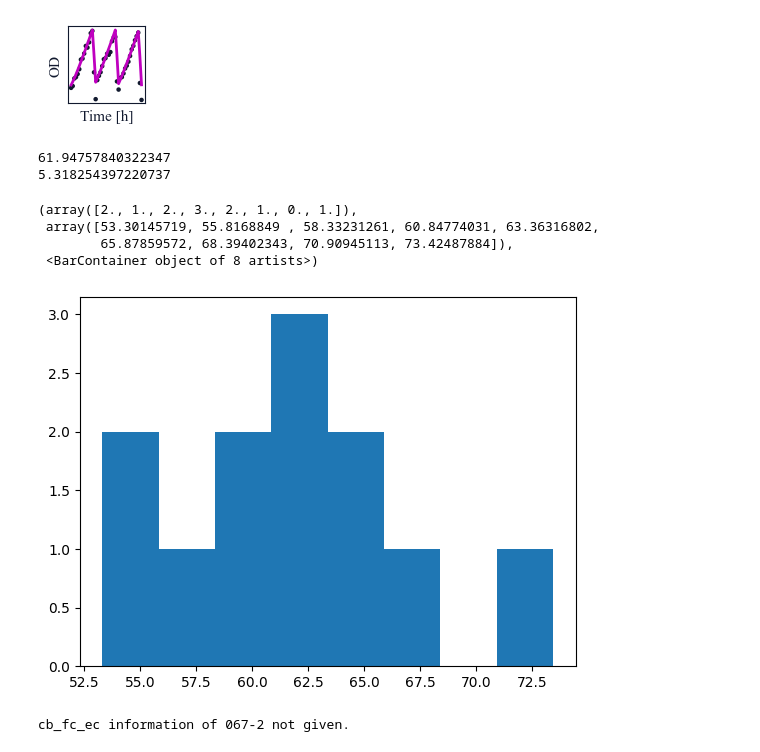
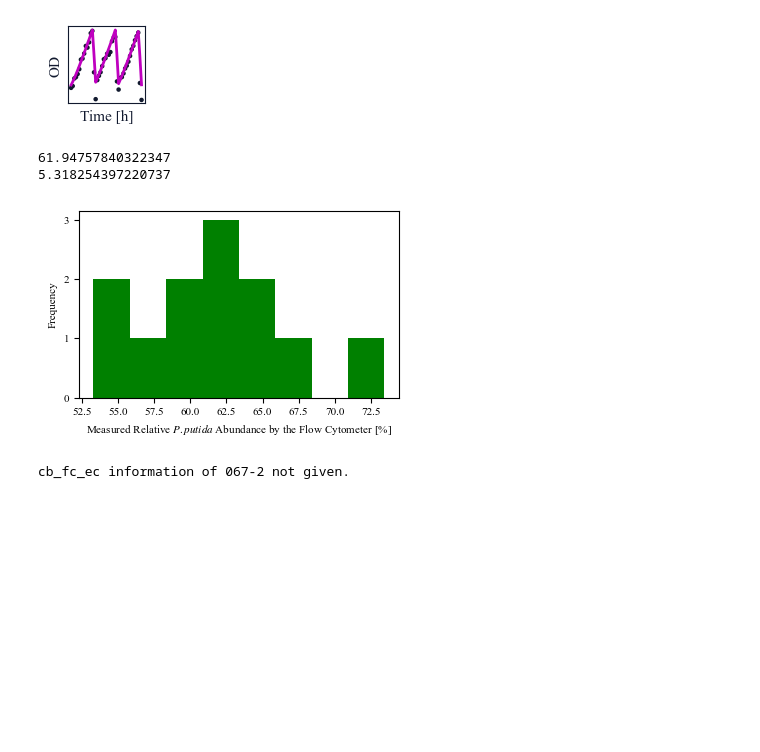
Before and after one commit to Janmorlock/PopEst, a Jupyter notebook: ScrapScript.ipynb, the cells around one changed output. Saved outputs shown, nothing was run; the diff lists cells and outputs as text; code cells hidden in the pictures; blank space fills up the shorter version.

Commit message:
Plotting, clean up

```diff
--- a/ScrapScript.ipynb
+++ b/ScrapScript.ipynb
@@ -95,7 +1194,7 @@ if withModel:
             dil_r = model.parameters['dil_rate']+0.002
             # Dilution
             x_pred = x_pred * (1 - dil_r/cbData.od[0][k])
-    ax.plot(cbData.time_h[0][start:end], x_pred_arr, linestyle='-', lw = 2, color='m')
+    ax.plot(cbData.time_h[0][start:end], x_pred_arr, linestyle='-', lw = 2, color=ec_color)
 
 ax.set_xticks([])
 ax.set_yticks([])
@@ -259,25 +1407,34 @@ fig.savefig('/Users/janmorlock/Documents/Ausbildung/Master/MasterProject/Figures
 plt.close()
 # %%
+### Plotting flow cytometer uncertainty
 import numpy as np
 import matplotlib.pyplot as plt
 from CbData import CbData
 from CbDataParams import CbDataParam
 
 data_name = '081-3'
-cbParamAll[d] = CbDataParam(data_name)
-cbDataAll[d] = CbData(cbParamAll[d])
-fc = [cbParamAll[d].cb_fc_ec[j][0] for j in range(cbParamAll[d].n_reactors)] + [cbParamAll[d].cb_fc_ec[j][1] for j in range(cbParamAll[d].n_reactors)]
+cbParamAll = CbDataParam(data_name)
+cbDataAll = CbData(cbParamAll)
+fc = [cbParamAll.cb_fc_ec[j][0] for j in range(cbParamAll.n_reactors)] + [cbParamAll.cb_fc_ec[j][1] for j in range(cbParamAll.n_reactors)]
 print(np.mean(fc))
 print(np.std(fc))
-plt.hist(fc, bins=8)
+plt.rcParams['font.family'] = 'Times New Roman'
+plt.rcParams['font.size'] = 8
+plt.rcParams["mathtext.fontset"] = 'stix'
+fig, ax = plt.subplots(1,1)
+fig.set_figheight(2.5)
+fig.set_figwidth(3.75)
+ax.hist(fc, bins=8, color = 'g')
+ax.set_yticks([0,1,2,3])
+ax.set_ylabel('Frequency')
+ax.set_xlabel('Measured Relative $P. putida$ Abundance by the Flow Cytometer [%]')
+fig.tight_layout()
+
+fig.savefig('/Users/janmorlock/Documents/Ausbildung/Master/MasterProject/FiguresReport/Z_flowUnc.pdf', transparent=True)
 # %% [output]
 61.94757840322347
 5.318254397220737
-(array([2., 1., 2., 3., 2., 1., 0., 1.]),
- array([53.30145719, 55.8168849 , 58.33231261, 60.84774031, 63.36316802,
-        65.87859572, 68.39402343, 70.90945113, 73.42487884]),
- <BarContainer object of 8 artists>)
-[figure, old version]
+[figure, new version]
 # %%
 import numpy as np
 import math
```
Also changed, not shown: parts of 16 cells of this notebook, 12 other files.
